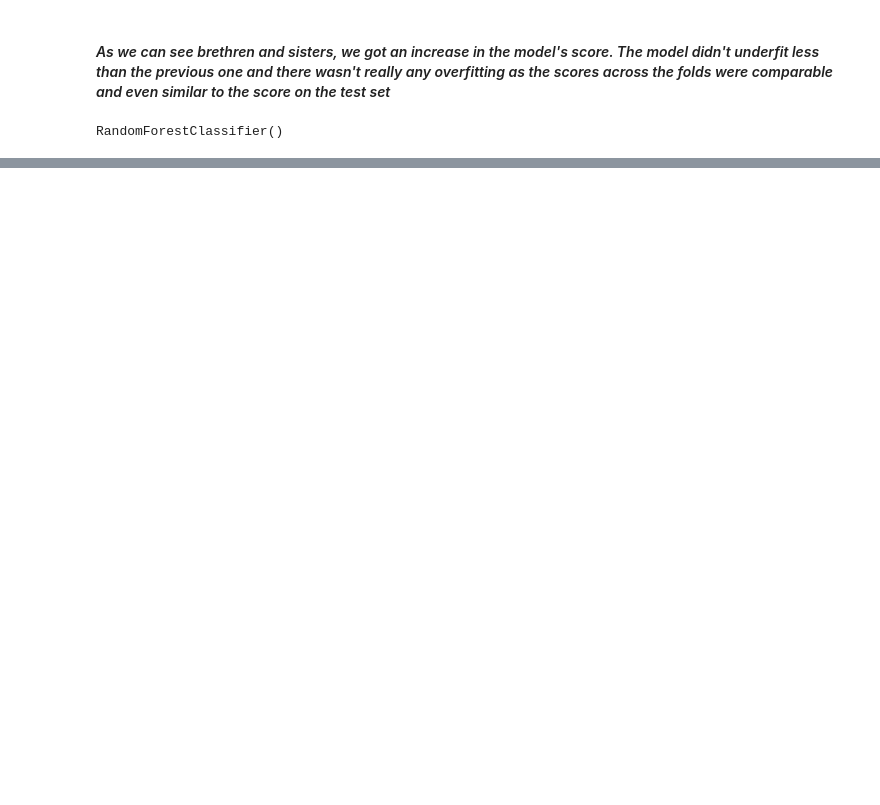
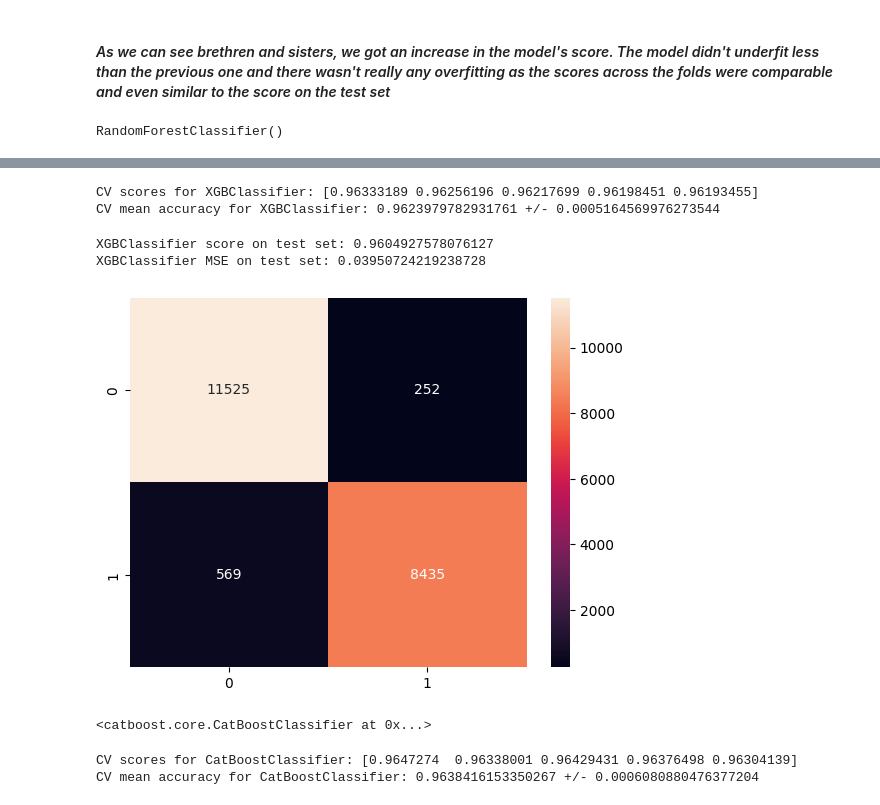
Before and after one commit to adebola-duf/Airline-Passenger-Satisfaction, a Jupyter notebook: main.ipynb, the cells around one changed output, grey strips where cells are left out. Cells and saved outputs as stored; diff of their text form; code cells hidden in the pictures; blank space fills up the shorter version.

```diff
--- a/main.ipynb
+++ b/main.ipynb
@@ -1230,5 +1175,2 @@ sns.heatmap(train_df.corr(), annot=True)
-# %%
-# i'm going to drop arrrival delay as well as departure delay
-train_df.drop(columns=['Arrival Delay in Minutes', 'Departure Delay in Minutes'], inplace=True)
 # %% [markdown]
 ## __TIME FOR SOME MACHINE LEARNING STUFF YAY__
@@ -1258,3 +1177,7 @@ y = train_df['satisfaction']
+# %%
+# X = train_df.drop(['satisfaction', 'Departure Delay in Minutes', 'Arrival Delay in Minutes', 'Total Delay in Minutes'], axis=1) #closest
+X = train_df.drop(['satisfaction', 'Total Ratings', 'Total Delay in Minutes', 'Difference btw Arrival and Departure'], axis=1) #closest
+y = train_df['satisfaction']
 # %%
 sscaler = StandardScaler()
 X = sscaler.fit_transform(X)
@@ -1340,0 +1237,3 @@ clf.best_score_
+# %%
+xgb_model = XGBClassifier(random_state=20082005)
+xgb_model.fit(X_train, y_train)
@@ -1340,0 +1256,15 @@ clf.best_score_
+# %%
+y_test_pred = xgb_model.predict(X_test)
+print(f'CV scores for XGBClassifier: {scores_xgb}')
+print(f'CV mean accuracy for XGBClassifier: {np.mean(scores_xgb)} +/- {np.std(scores_xgb)}')
+# %% [output]
+CV scores for XGBClassifier: [0.96333189 0.96256196 0.96217699 0.96198451 0.96193455]
+CV mean accuracy for XGBClassifier: 0.9623979782931761 +/- 0.0005164569976273544
+# %%
+sns.heatmap(confusion_matrix(y_test, y_test_pred), annot=True, fmt='.5g')
+print(f'XGBClassifier score on test set: {xgb_model.score(X_test, y_test)}')
+print(f'XGBClassifier MSE on test set: {mean_squared_error(y_test, y_test_pred)}')
+# %% [output]
+XGBClassifier score on test set: 0.9604927578076127
+XGBClassifier MSE on test set: 0.03950724219238728
+[figure, added]
@@ -1340,0 +1273,5 @@ clf.best_score_
+# %%
+cb_model = CatBoostClassifier(silent=True, random_state=20082005)
+cb_model.fit(X_train, y_train)
+# %% [output]
+<catboost.core.CatBoostClassifier at 0x...>
@@ -1340,0 +1282,7 @@ clf.best_score_
+# %%
+y_test_pred = cb_model.predict(X_test)
+print(f'CV scores for CatBoostClassifier: {scores_cb}')
+print(f'CV mean accuracy for CatBoostClassifier: {np.mean(scores_cb)} +/- {np.std(scores_cb)}')
+# %% [output]
+CV scores for CatBoostClassifier: [0.9647274  0.96338001 0.96429431 0.96376498 0.96304139]
+CV mean accuracy for CatBoostClassifier: 0.9638416153350267 +/- 0.0006080880476377204
```
Also changed, not shown: parts of 67 cells of this notebook, 1 other file.
